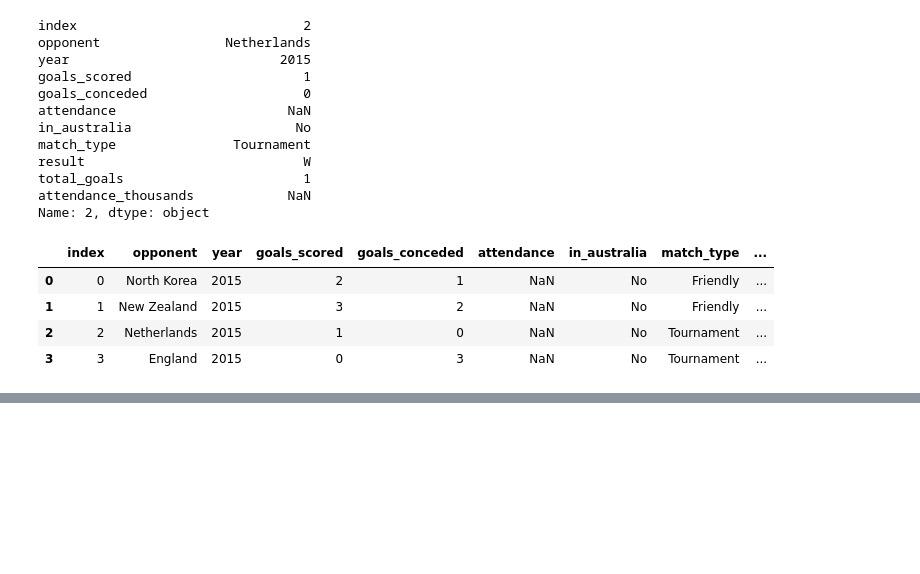
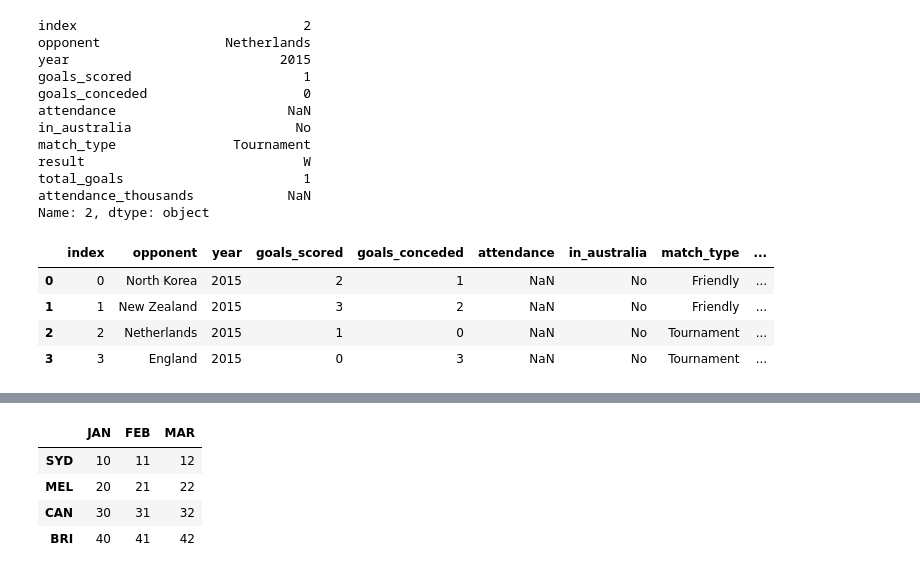
Before and after one commit to nirvana644/IATD-Machine-Learning-Algorithms, a Jupyter notebook: 1_b_PandasRefresher.ipynb, the cells around one changed output, grey strips where cells are left out. Drawn from its saved outputs; the diff is of its cells as text; code cells hidden in the pictures; blank space fills up the shorter version.

```diff
--- a/1_b_PandasRefresher.ipynb
+++ b/1_b_PandasRefresher.ipynb
@@ -339,0 +353,17 @@ df.iloc[0:4]
+# %%
+import pandas as pd
+from IPython.display import display
+
+indexing_example = pd.DataFrame(
+    {'JAN': [10, 20, 30, 40],
+     'FEB': [11, 21, 31, 41],
+     'MAR': [12, 22, 32, 42]},
+    index=['SYD', 'MEL', 'CAN', 'BRI']
+)
+display(indexing_example)
+# %% [output]
+|  | JAN | FEB | MAR |
+| SYD | 10 | 11 | 12 |
+| MEL | 20 | 21 | 22 |
+| CAN | 30 | 31 | 32 |
+| BRI | 40 | 41 | 42 |
```
Also changed, not shown: parts of 21 cells of this notebook, 5 other files.
